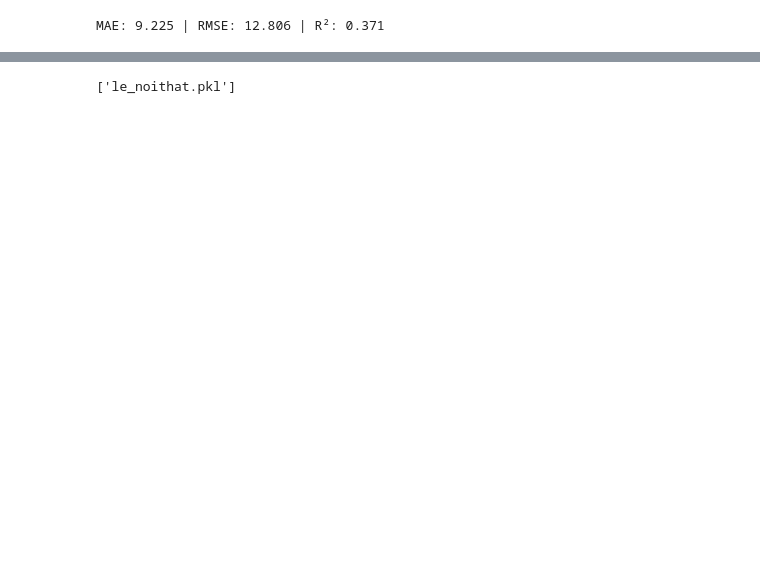
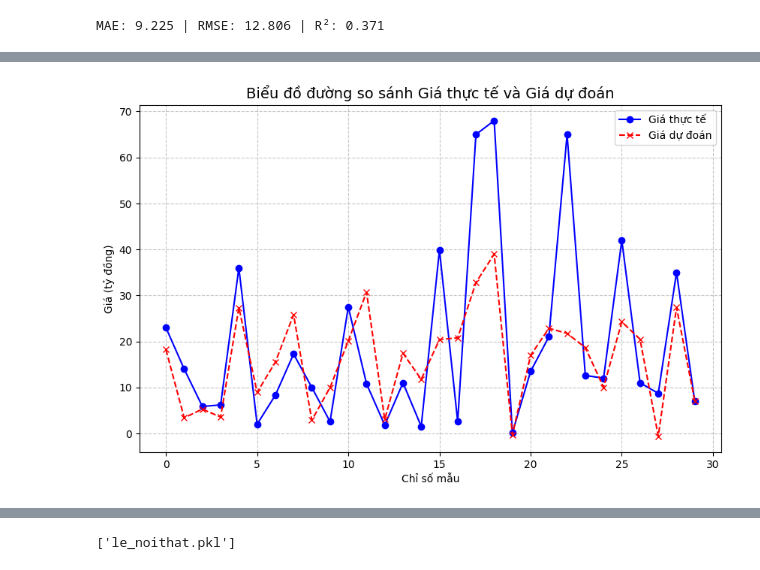
Before and after one commit to QuangHuy-IT/KHDL_Chuong3, a Jupyter notebook: bds.ipynb, the cells around one changed output, grey strips where cells are left out. Saved outputs shown, nothing was run; the diff lists cells and outputs as text; code cells hidden in the pictures; blank space fills up the shorter version.

```diff
--- a/bds.ipynb
+++ b/bds.ipynb
@@ -482,0 +476,23 @@ MAE: 9.225 | RMSE: 12.806 | R²: 0.371
+# %%
+import matplotlib.pyplot as plt
+import numpy as np
+
+n = 30
+indices = np.arange(n)
+
+plt.figure(figsize=(10,6))
+
+# Đường 1: Giá thực tế
+plt.plot(indices, Y_test[:n], label="Giá thực tế", color='blue', marker='o')
+
+# Đường 2: Giá dự đoán
+plt.plot(indices, Y_pred[:n], label="Giá dự đoán", color='red', linestyle='--', marker='x')
+
+plt.title("Biểu đồ đường so sánh Giá thực tế và Giá dự đoán", fontsize=14)
+plt.xlabel("Chỉ số mẫu")
+plt.ylabel("Giá (tỷ đồng)")
+plt.legend()
+plt.grid(True, linestyle='--', alpha=0.7)
+plt.show()
+# %% [output]
+[figure, added]
```
Also changed, not shown: parts of 12 cells of this notebook, 1 other file.
